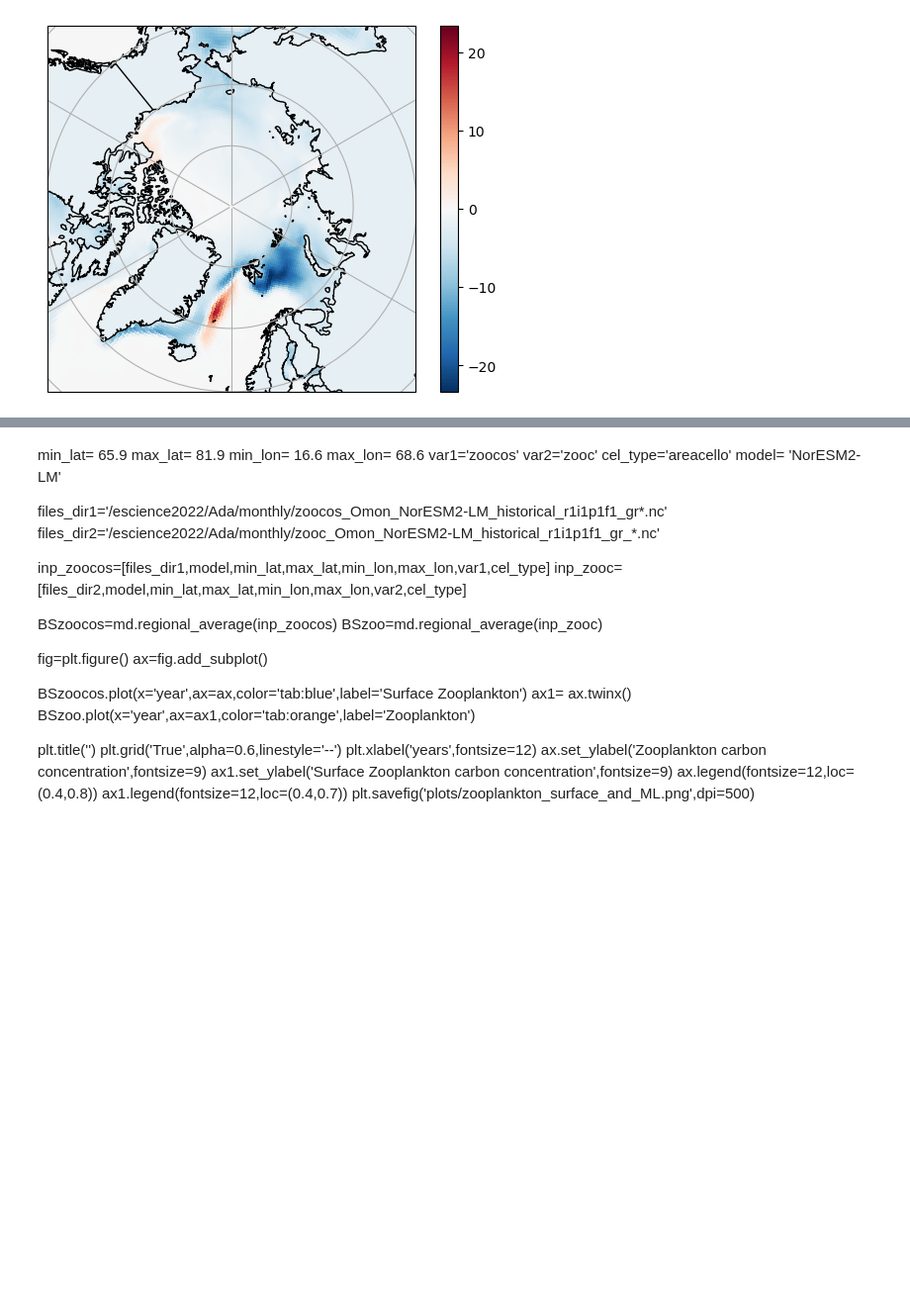
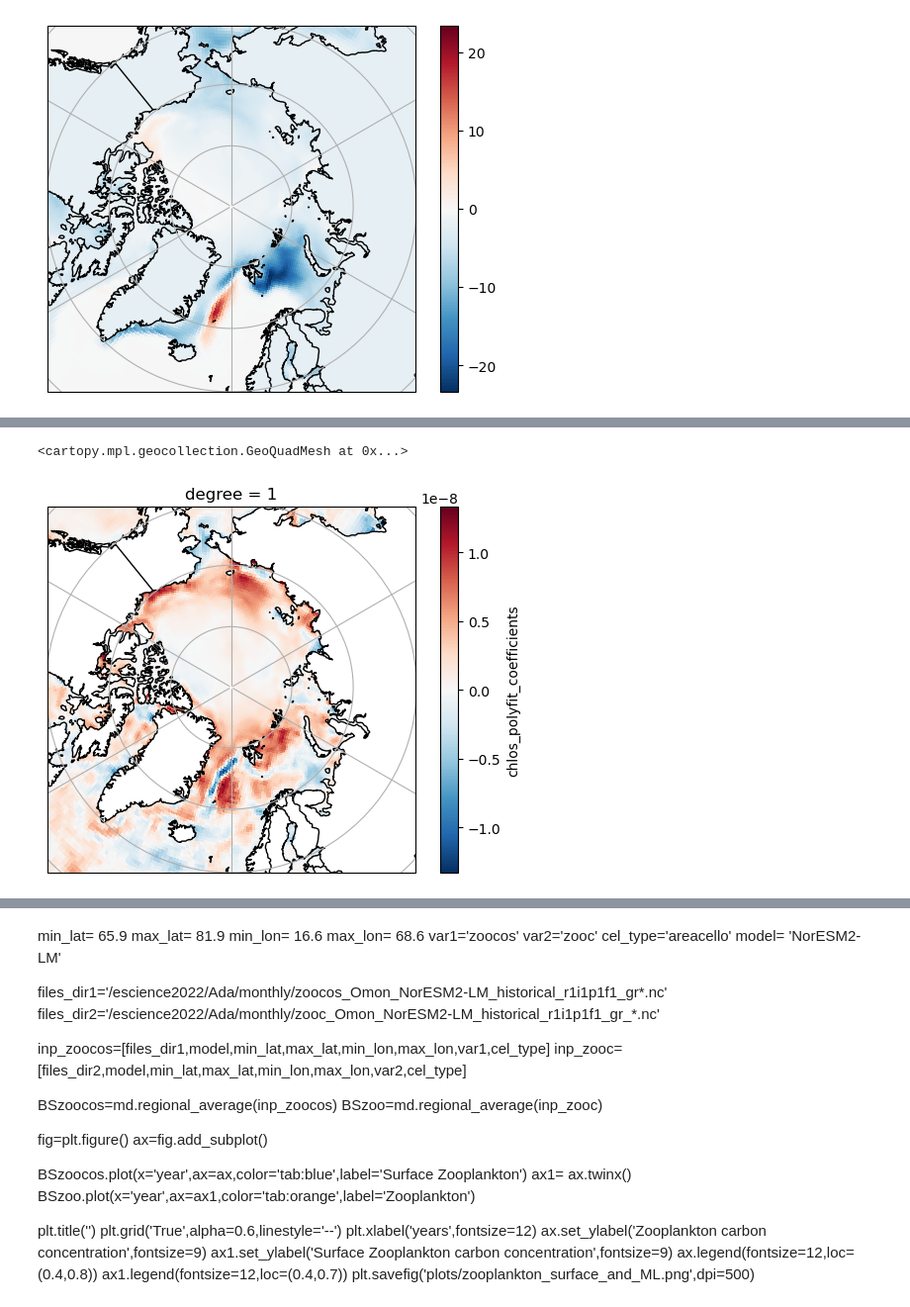
Before and after one commit to eScience-course/Tjaernoe2022-group6, a Jupyter notebook: notebooks/Rahul/sea_ice_DMS.ipynb, the cells around one changed output, grey strips where cells are left out. Shown at 99% size. Saved outputs shown, nothing was run; the diff lists cells and outputs as text; code cells hidden in the pictures; blank space fills up the shorter version.

```diff
--- a/notebooks/Rahul/sea_ice_DMS.ipynb
+++ b/notebooks/Rahul/sea_ice_DMS.ipynb
@@ -377,0 +593,3 @@ hdl:21.14100/6cf248d4-c5bf-472a-bcd0-1de19001313e
+# %%
+ds=seasonal_avg_timeseries('chlos')[2]
+ds
@@ -377,0 +650,12 @@ hdl:21.14100/6cf248d4-c5bf-472a-bcd0-1de19001313e
+# %%
+import statsmodels.formula.api as sm
+import pandas as pd
+
+dss=ds.assign_coords(time=np.arange(1950,1950+len(ds.time.values)))
+da=dss.polyfit('time',deg=1)
+
+da1=da.assign_coords(latitude=ds.latitude)
+da2=da1.assign_coords(longitude=ds.longitude)
+da2
+#da.chlos_polyfit_coefficients[0]
+#formula=sm.ols(formula='chlos~time',data=data).fit()
@@ -377,0 +711,15 @@ hdl:21.14100/6cf248d4-c5bf-472a-bcd0-1de19001313e
+# %%
+fig=plt.figure()
+ax1=fig.add_subplot(projection=ccrs.NorthPolarStereo())#NearsidePerspective())
+
+ax1.set_extent([0, 360, 60, 90], crs=ccrs.PlateCarree())
+#ax1.stock_img()
+ax1.add_feature(cfeature.BORDERS)
+ax1.add_feature(cfeature.COASTLINE)
+ax1.gridlines()
+#'viridis',Greens,winter
+#percentage change
+da2.chlos_polyfit_coefficients[0].plot(ax=ax1, transform=ccrs.PlateCarree(), x='longitude', y='latitude')
+# %% [output]
+<cartopy.mpl.geocollection.GeoQuadMesh at 0x...>
+[figure, added]
```
Also changed, not shown: parts of 24 cells of this notebook.
